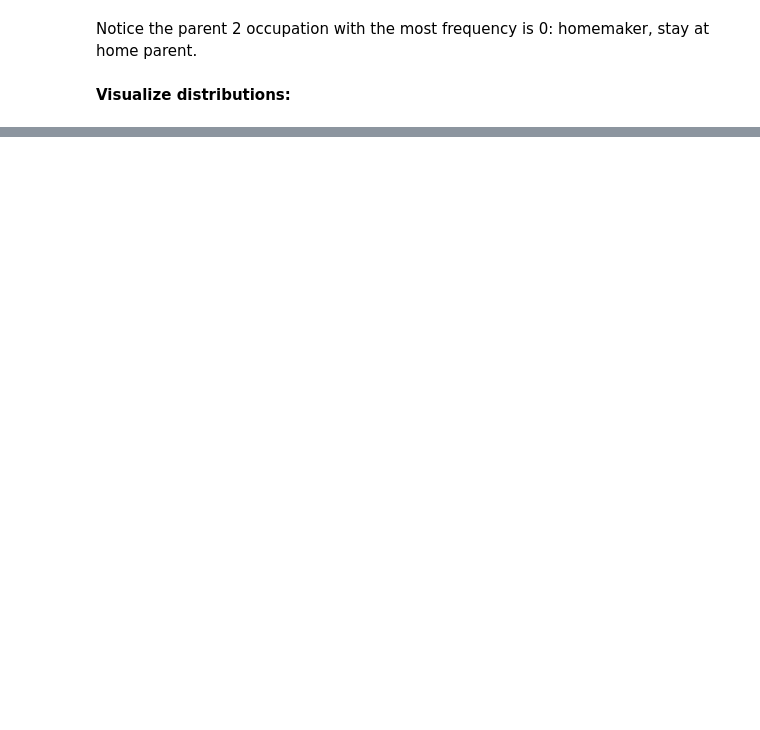
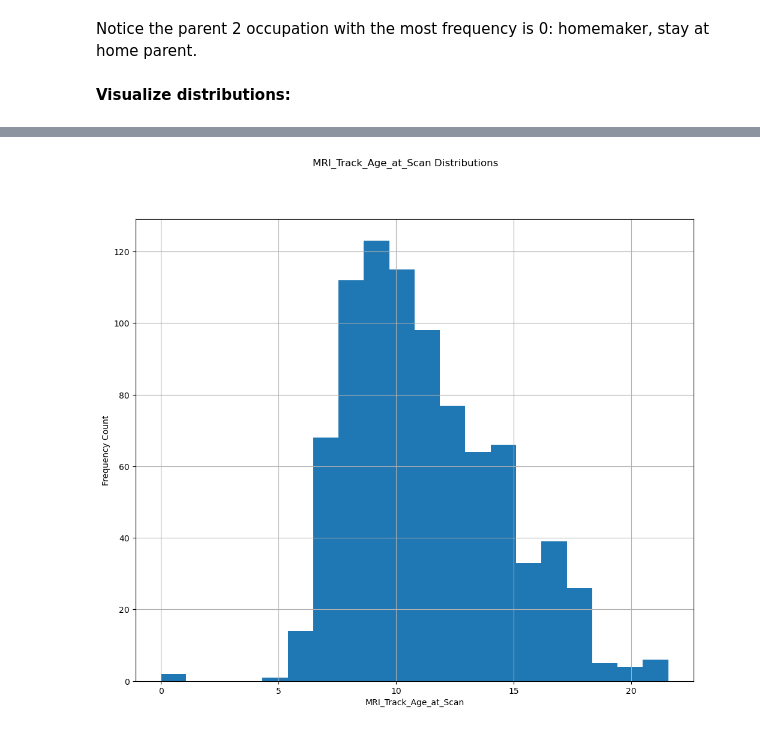
Before and after one commit to anniezhang27/WiDS-AI-Studio--Team-Brainwave, a Jupyter notebook: Annie's_code.ipynb, the cells around one changed output, grey strips where cells are left out. Cells and saved outputs as stored; diff of their text form; code cells hidden in the pictures; blank space fills up the shorter version.

```diff
--- a/Annie's_code.ipynb
+++ b/Annie's_code.ipynb
@@ -40,0 +55,8 @@ train_cat.columns
+# %%
+# quantitative variable dataframe
+
+file_path_trainQ = "Data/Training_data/TRAIN_QUANTITATIVE_METADATA.xlsx"
+df2 = pd.read_excel(file_path_trainQ)
+# %%
+train_quant = pd.read_excel(file_path_trainQ)
+train_quant.head()
@@ -159,10 +284,12 @@ plt.show()
 # %%
 # Distribution of MRI_Track_Age_at_Scan
-train_Quant['MRI_Track_Age_at_Scan'].hist(figsize=(12, 10), bins=20)
+train_quant['MRI_Track_Age_at_Scan'].hist(figsize=(12, 10), bins=20)
 plt.suptitle("MRI_Track_Age_at_Scan Distributions")
 plt.xlabel('MRI_Track_Age_at_Scan')
 plt.ylabel('Frequency Count')
 plt.show()
+# %% [output]
+[figure, added]
 # %%
 # Gender distribution
 train_Solutions['Sex_F'].value_counts()
```
Also changed, not shown: parts of 33 cells of this notebook.
